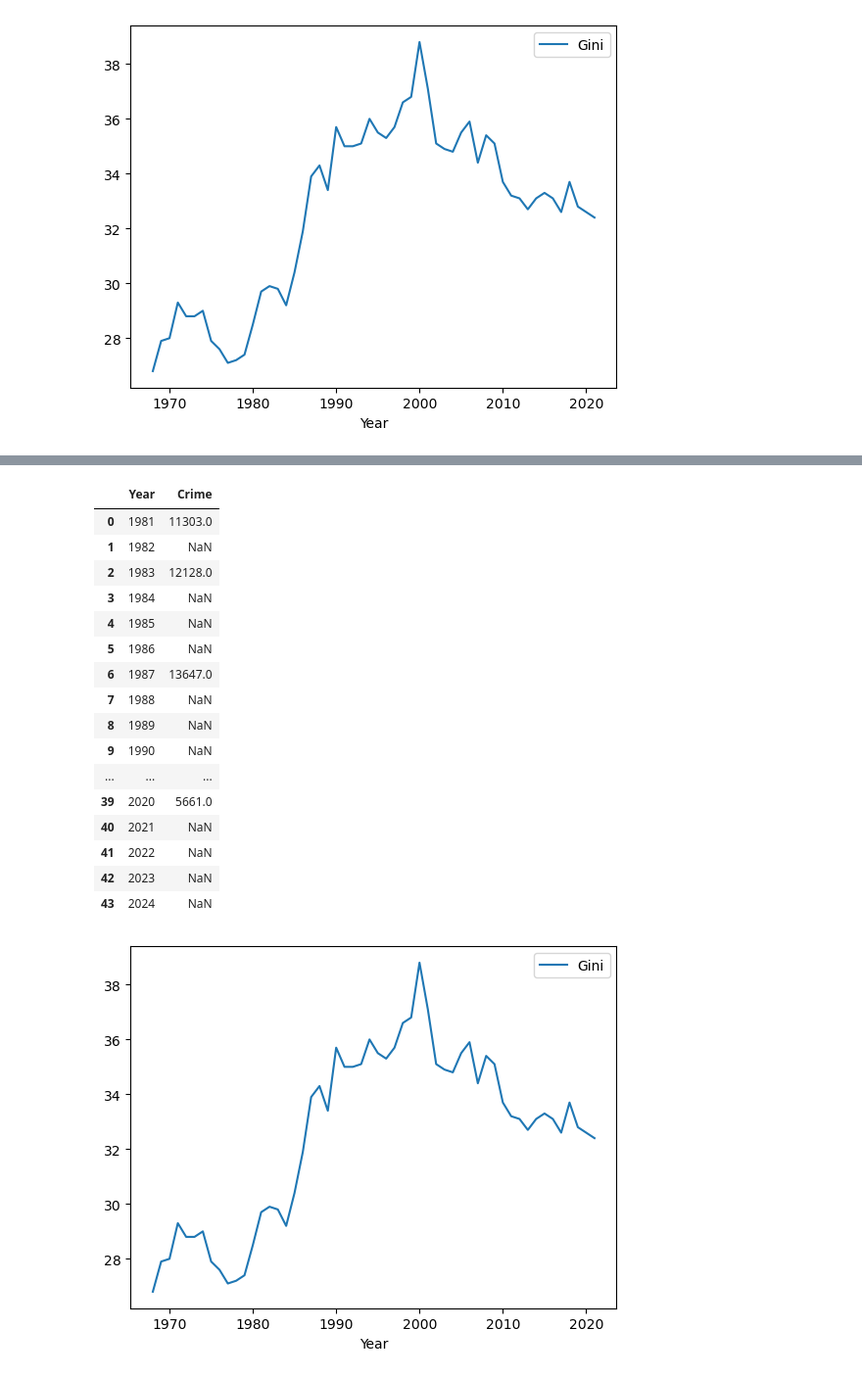
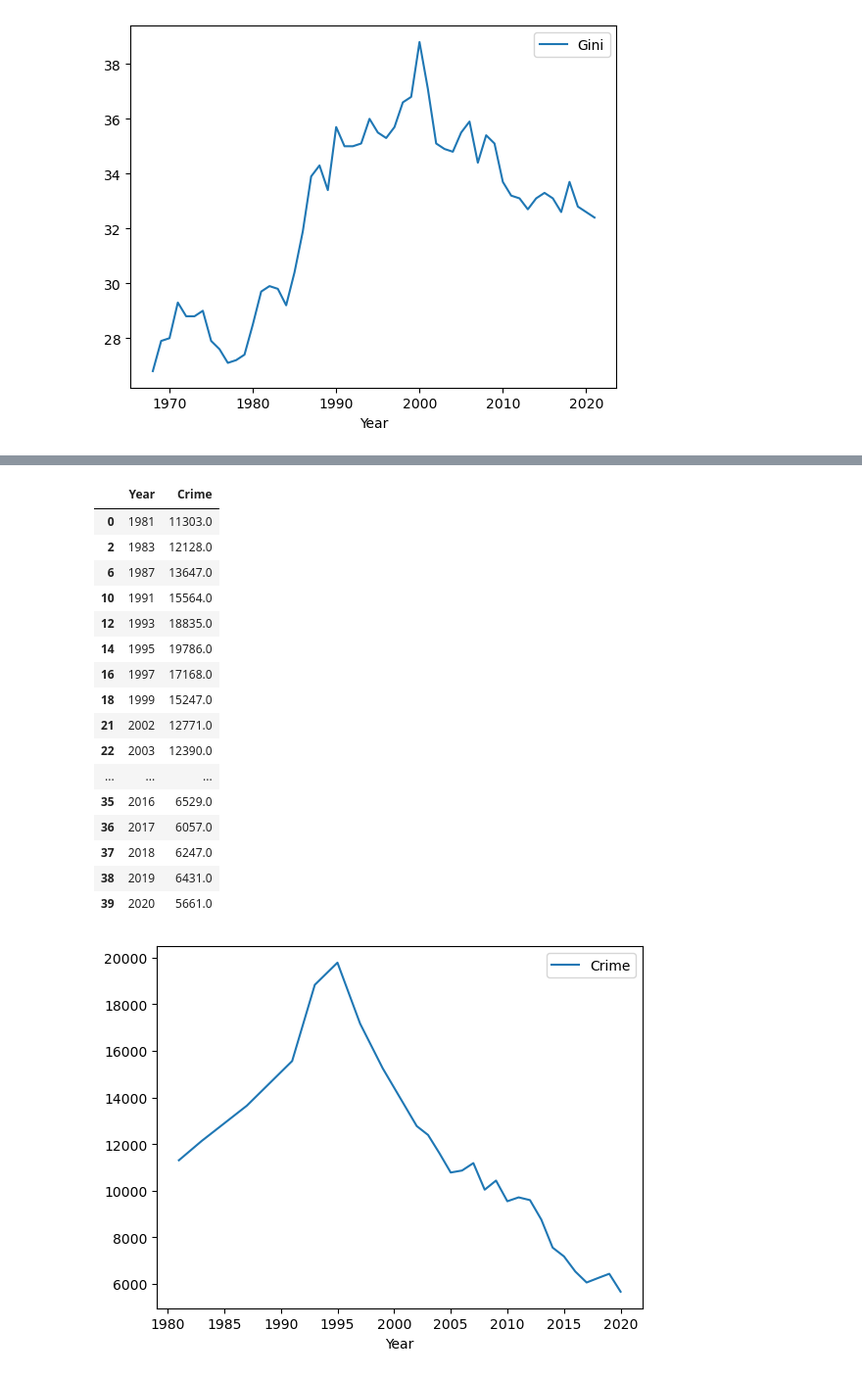
Before and after one commit to blueron05/730049432, a Jupyter notebook: projectCode.ipynb, the cells around one changed output, grey strips where cells are left out. Shown: that part at 98% size. Cells and saved outputs as stored; diff of their text form; code cells hidden in the pictures.

```diff
--- a/projectCode.ipynb
+++ b/projectCode.ipynb
@@ -189,30 +170,31 @@ with urllib.request.urlopen(req) as response:
         out_file.write(response.read())
 # %%
 CrimeUKdf = pd.read_csv("CrimeUK.csv", header = 6)
-CrimeUKdf
 CrimeUKdf.drop(columns=["CSEW estimate including fraud and computer misuse", "CSEW headline estimates excluding fraud and computer misuse - YE September ", "CSEW headline estimates including fraud and computer misuse - YE September"], axis=1, inplace=True)
 CrimeUKdf.rename(columns={"CSEW estimates excluding fraud and computer misuse": "Crime", "Unnamed: 0": "Year"}, inplace=True)
-CrimeUKdf["Year"] = CrimeUKdf["Year"].str.extract('(\d+)', expand=False)
-pd.to_numeric(CrimeUKdf["Year"], errors="coerce")
-pd.to_numeric(CrimeUKdf["Crime"], errors="coerce")
-lines = GiniUKdf.plot.line(x="Year", y="Gini")
+CrimeUKdf["Year"] = CrimeUKdf["Year"].str.extract("(\d+)", expand=False)
+CrimeUKdf["Year"] = pd.to_numeric(CrimeUKdf["Year"], errors="coerce")
+CrimeUKdf["Crime"] = pd.to_numeric(CrimeUKdf["Crime"], errors="coerce")
+CrimeUKdf.dropna(subset=["Crime"], inplace=True)
+#CrimeUKdf["Year"] = CrimeUKdf["Year"].astype(int)
+lines = CrimeUKdf.plot.line(x="Year", y="Crime")
 CrimeUKdf
 # %% [output]
 |  | Year | Crime |
 | 0 | 1981 | 11303.0 |
-| 1 | 1982 | NaN |
 | 2 | 1983 | 12128.0 |
-| 3 | 1984 | NaN |
-| 4 | 1985 | NaN |
-| 5 | 1986 | NaN |
 | 6 | 1987 | 13647.0 |
-| 7 | 1988 | NaN |
-| 8 | 1989 | NaN |
-| 9 | 1990 | NaN |
+| 10 | 1991 | 15564.0 |
+| 12 | 1993 | 18835.0 |
+| 14 | 1995 | 19786.0 |
+| 16 | 1997 | 17168.0 |
+| 18 | 1999 | 15247.0 |
+| 21 | 2002 | 12771.0 |
+| 22 | 2003 | 12390.0 |
 | ... | ... | ... |
+| 35 | 2016 | 6529.0 |
+| 36 | 2017 | 6057.0 |
+| 37 | 2018 | 6247.0 |
+| 38 | 2019 | 6431.0 |
 | 39 | 2020 | 5661.0 |
-| 40 | 2021 | NaN |
-| 41 | 2022 | NaN |
-| 42 | 2023 | NaN |
-| 43 | 2024 | NaN |
-[figure, old version]
+[figure, new version]
```
Also changed, not shown: parts of 13 cells of this notebook, 10 other files.
